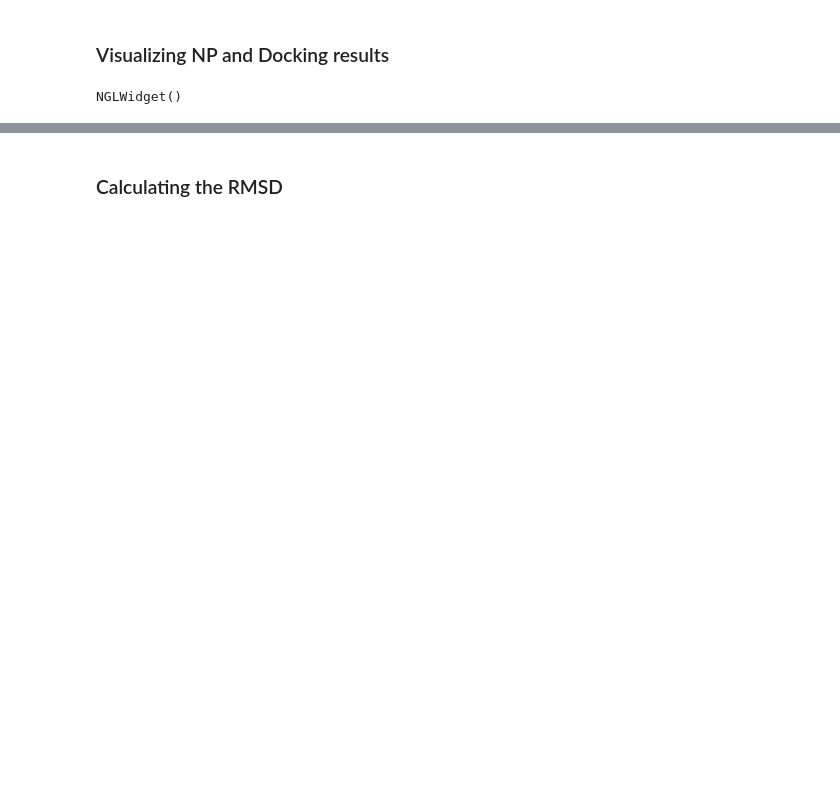
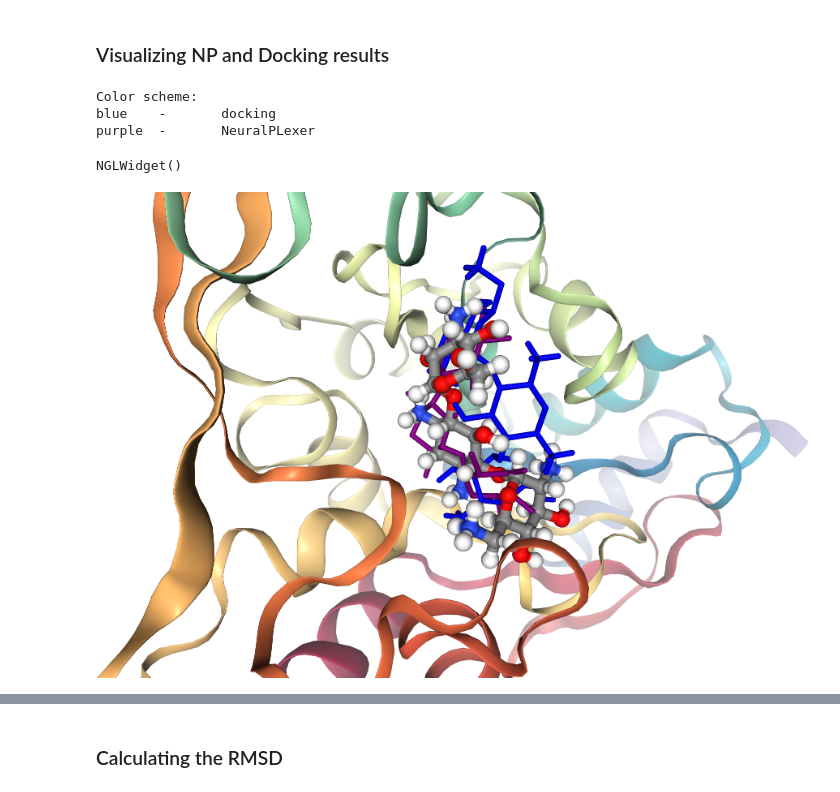
Before and after one commit to volkamerlab/CADDSeminar_2024, a Jupyter notebook: Topic2a_NeuralPlexer/Neuralplexer_talktorial.ipynb, the cells around one changed output, grey strips where cells are left out. Cells and saved outputs as stored; diff of their text form; code cells hidden in the pictures; blank space fills up the shorter version.

```diff
--- a/Topic2a_NeuralPlexer/Neuralplexer_talktorial.ipynb
+++ b/Topic2a_NeuralPlexer/Neuralplexer_talktorial.ipynb
@@ -540,23 +195,29 @@ from rdkit import Chem
 # %%
-def show_multiple_ligands(protein_path, ligand_paths):
+def show_multiple_ligands(protein_path, ligand_paths, ligand_names = None, colors = None):
     with open(protein_path) as f:
         view = nv.show_file(f, ext="pdb")
-    for lig_path in ligand_paths:
+    for i, lig_path in enumerate(ligand_paths):
         with open(lig_path) as f:
             view.add_component(f, ext="sdf")
+    view.center(component=1)
 
-    #
-    view.clear_representations()  # Clear default representations
-    view.add_representation("cartoon", selection="protein")
-    view.add_representation("licorice", component=1, color="red")
-    view.add_representation("licorice", component=2, color="green")
-    view.add_representation("licorice", component=3, color="yellow")
+    if colors:
+        print(f"Color scheme:")
+        for i in range(1, len(ligand_paths)):
+            color = colors[i - 1]
+            print(f"{color}\t-\t{ligand_names[i]}")
+            view[i + 1].clear_representations()
+            view.add_representation("licorice", component=i + 1, color=color)
+
     view.center(component=1)
     return view
 # %%
 view = show_multiple_ligands('data/6np5/protein.pdb', ['data/6np5/ligand.sdf',
                                                        "data/results_rigid_receptor_6np5/docking_poses.sdf",
-                                                       "data/results_rigid_receptor_6np5/lig_all.sdf"])
+                                                       "data/results_rigid_receptor_6np5/lig_all.sdf"], ['cocrystallized', 'docking', 'NeuralPLexer'], ['blue', 'purple'])
 view
 # %% [output]
-NGLWidget()
+Color scheme:
+blue    -       docking
+purple  -       NeuralPLexer
+NGLWidget()
@@ -562,0 +226,4 @@ NGLWidget()
+# %%
+view._display_image()
+# %% [output]
+[figure, added]
```
Also changed, not shown: parts of 27 cells of this notebook, 7 other files.
